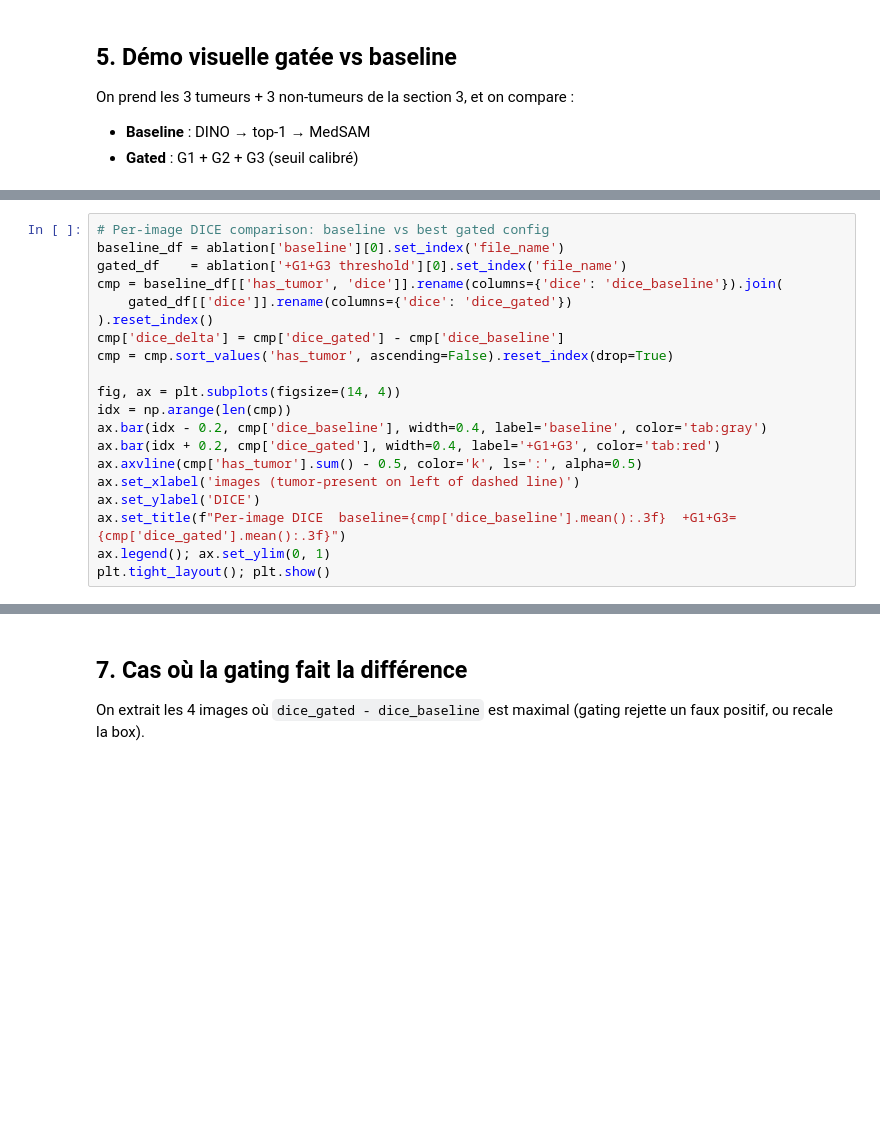
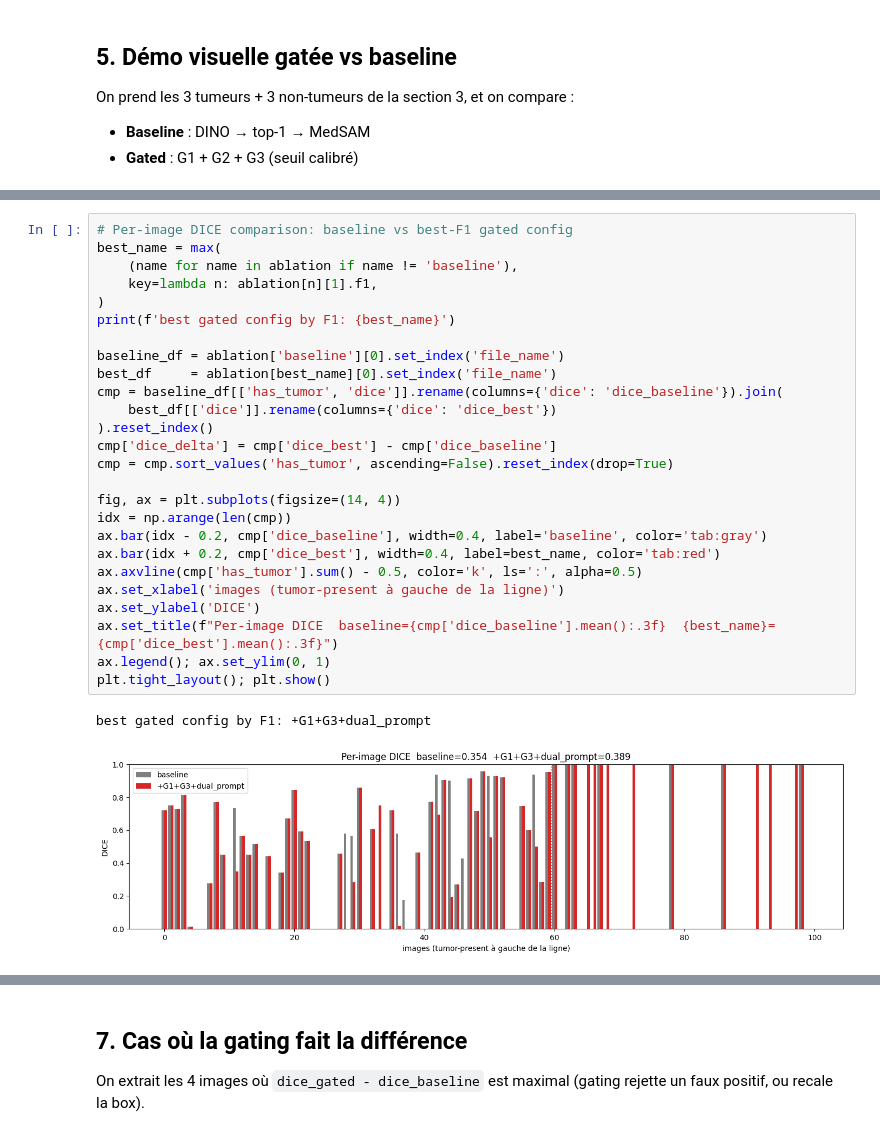
Before and after one commit to Azcatchi17/INF8225_Projet, a Jupyter notebook: colab/improved_pipeline.ipynb, the cells around one changed output, grey strips where cells are left out. Cells and saved outputs as stored; diff of their text form; blank space fills up the shorter version.

Commit message:
test avec gemini et dual prompt

```diff
--- a/colab/improved_pipeline.ipynb
+++ b/colab/improved_pipeline.ipynb
@@ -301,21 +524,30 @@ plt.tight_layout(); plt.show()
 # %%
-# Per-image DICE comparison: baseline vs best gated config
+# Per-image DICE comparison: baseline vs best-F1 gated config
+best_name = max(
+    (name for name in ablation if name != 'baseline'),
+    key=lambda n: ablation[n][1].f1,
+)
+print(f'best gated config by F1: {best_name}')
+
 baseline_df = ablation['baseline'][0].set_index('file_name')
-gated_df    = ablation['+G1+G3 threshold'][0].set_index('file_name')
+best_df     = ablation[best_name][0].set_index('file_name')
 cmp = baseline_df[['has_tumor', 'dice']].rename(columns={'dice': 'dice_baseline'}).join(
-    gated_df[['dice']].rename(columns={'dice': 'dice_gated'})
+    best_df[['dice']].rename(columns={'dice': 'dice_best'})
 ).reset_index()
-cmp['dice_delta'] = cmp['dice_gated'] - cmp['dice_baseline']
+cmp['dice_delta'] = cmp['dice_best'] - cmp['dice_baseline']
 cmp = cmp.sort_values('has_tumor', ascending=False).reset_index(drop=True)
 
 fig, ax = plt.subplots(figsize=(14, 4))
 idx = np.arange(len(cmp))
 ax.bar(idx - 0.2, cmp['dice_baseline'], width=0.4, label='baseline', color='tab:gray')
-ax.bar(idx + 0.2, cmp['dice_gated'], width=0.4, label='+G1+G3', color='tab:red')
+ax.bar(idx + 0.2, cmp['dice_best'], width=0.4, label=best_name, color='tab:red')
 ax.axvline(cmp['has_tumor'].sum() - 0.5, color='k', ls=':', alpha=0.5)
-ax.set_xlabel('images (tumor-present on left of dashed line)')
+ax.set_xlabel('images (tumor-present à gauche de la ligne)')
 ax.set_ylabel('DICE')
-ax.set_title(f"Per-image DICE  baseline={cmp['dice_baseline'].mean():.3f}  +G1+G3={cmp['dice_gated'].mean():.3f}")
+ax.set_title(f"Per-image DICE  baseline={cmp['dice_baseline'].mean():.3f}  {best_name}={cmp['dice_best'].mean():.3f}")
 ax.legend(); ax.set_ylim(0, 1)
 plt.tight_layout(); plt.show()
+# %% [output]
+best gated config by F1: +G1+G3+dual_prompt
+[figure, added]
 # %%
```
Also changed, not shown: parts of 14 cells of this notebook.
